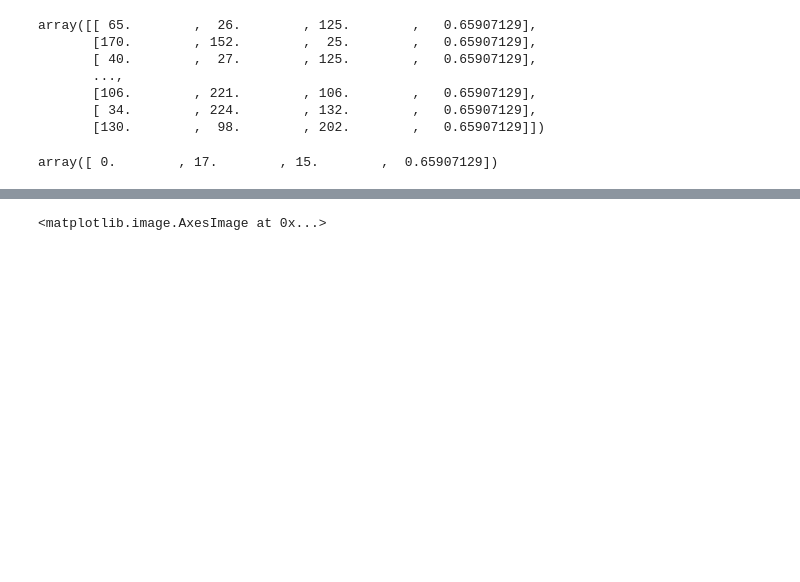
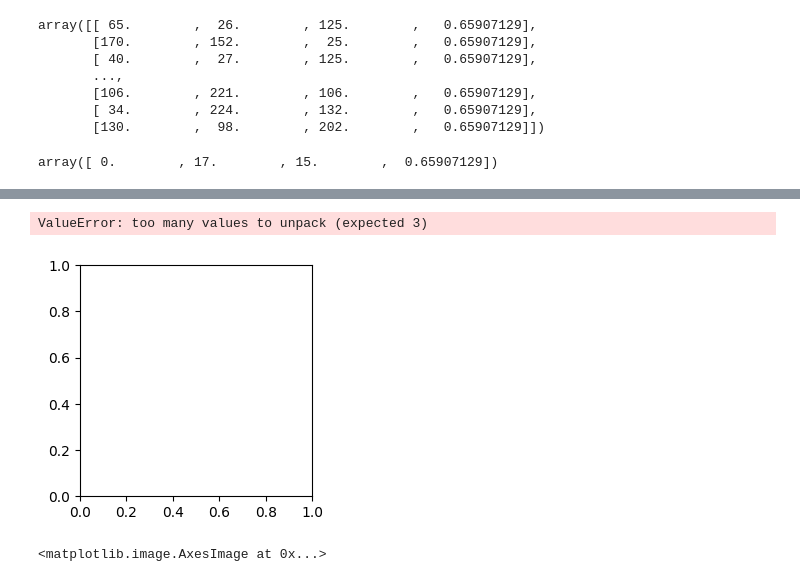
Before and after one commit to khanlab/SPIMquant, a Jupyter notebook: example_notebooks/quantify_BetaAmyloid.ipynb, the cells around one changed output, grey strips where cells are left out. Cells and saved outputs as stored; diff of their text form; code cells hidden in the pictures; blank space fills up the shorter version.

```diff
--- a/example_notebooks/quantify_BetaAmyloid.ipynb
+++ b/example_notebooks/quantify_BetaAmyloid.ipynb
@@ -383,3 +425,21 @@ computed_blobs.shape
+# %%
+
+fig, ax = plt.subplots(1, 1, figsize=(3, 3), sharex=True, sharey=True)
+
+
+#ax[idx].imshow(image_gray,vmax=1000)
+for blob in computed_blobs:
+
+    y, x, r = blob
+    c = plt.Circle((x, y), r, color=color, linewidth=2, fill=False)
+    ax.add_patch(c)
+ax.set_axis_off()
+
+plt.tight_layout()
+plt.show()
+# %% [output]
+ValueError: too many values to unpack (expected 3)
+[figure, added]
 # %%
 plt.imshow(computed_blobs[0,5,:,:])
 # %% [output]
```
Also changed, not shown: parts of 18 cells of this notebook.
